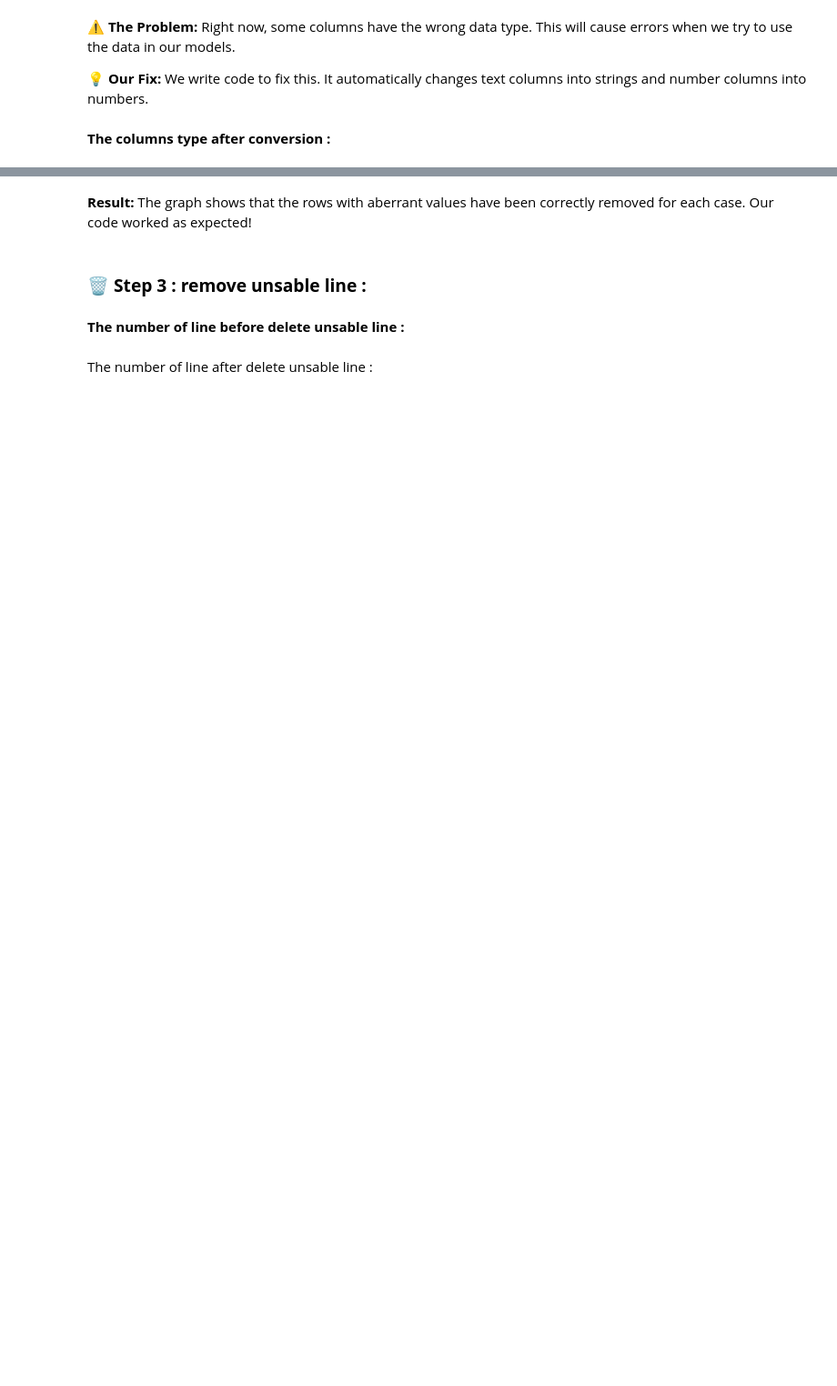
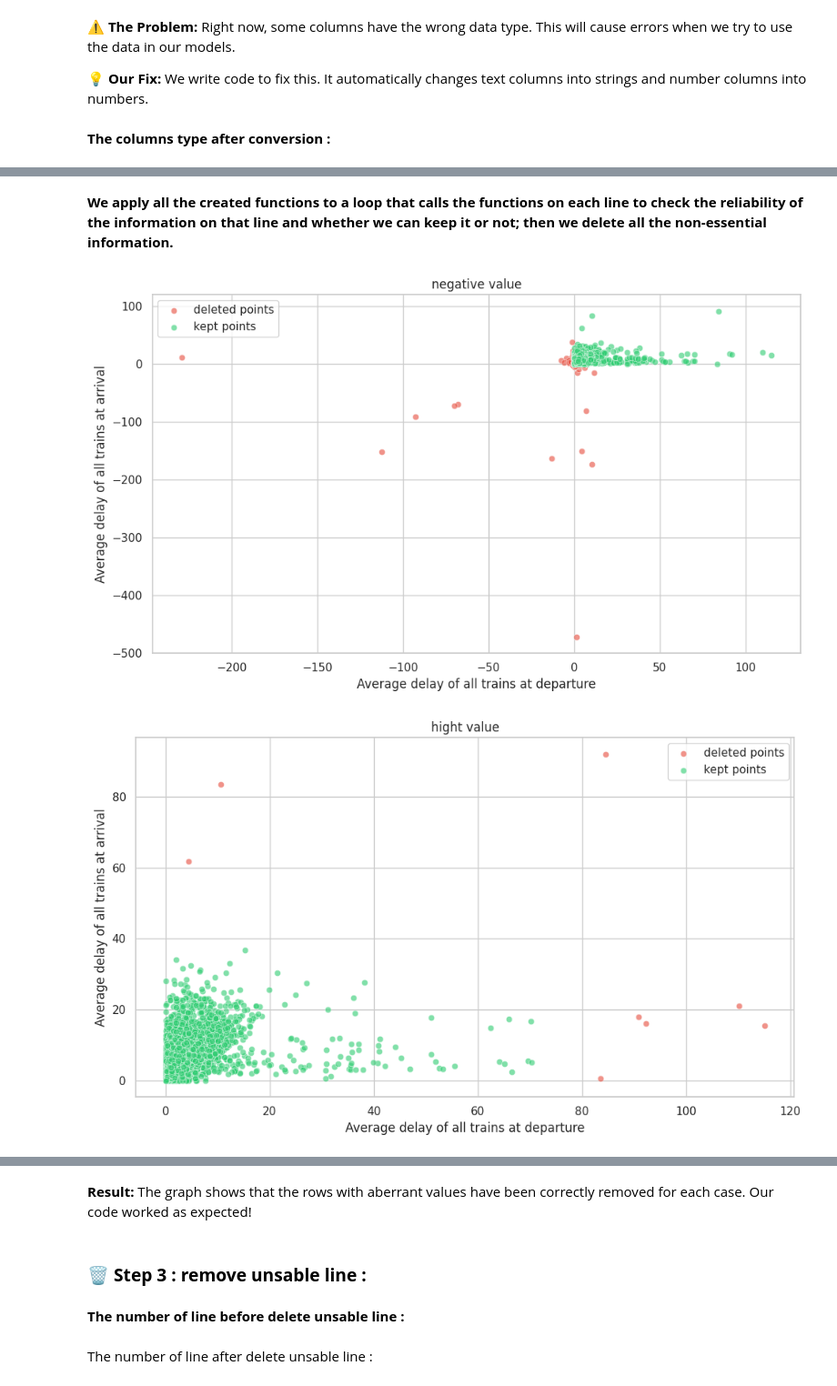
Before and after one commit to comeChaslerie/Tardis, a Jupyter notebook: tardis_eda.ipynb, the cells around one changed output, grey strips where cells are left out. Shown at 91% size. Cells and saved outputs as stored; diff of their text form; code cells hidden in the pictures; blank space fills up the shorter version.

```diff
--- a/tardis_eda.ipynb
+++ b/tardis_eda.ipynb
@@ -209,9 +365,12 @@ def invalid_delay_logic(line, index, invalid_logic_list):
     delayed_15 = line['Number of trains delayed > 15min']
     delayed_30 = line['Number of trains delayed > 30min']
     delayed_60 = line['Number of trains delayed > 60min']
-    # Verify that all three values exist
-    if pd.notna(delayed) and pd.notna(delayed_15) and pd.notna(delayed_30) and pd.notna(delayed_60):
-        # verification of the logic behind the number of delayed trains in each segment
-        if (delayed_60 > delayed_30) or (delayed_30 > delayed_15) or (delayed_15 > delayed):
-            # Add the line index to our deletion list
-            invalid_logic_list.append(index)
+    if pd.notna(delayed) and pd.notna(delayed_15) and (delayed_15 > delayed):
+        invalid_logic_list.append(index)
+        return
+    if pd.notna(delayed_15) and pd.notna(delayed_30) and (delayed_30 > delayed_15):
+        invalid_logic_list.append(index)
+        return
+    if pd.notna(delayed_30) and pd.notna(delayed_60) and (delayed_60 > delayed_30):
+        invalid_logic_list.append(index)
+        return
@@ -218,3 +381,12 @@ def invalid_delay_logic(line, index, invalid_logic_list):
+# %%
+def too_high_value(line, index, hight_value_list):
+    start = line['Average delay of all trains at departure']
+    end = line['Average delay of all trains at arrival']
+    if pd.notna(start) and pd.notna(end):
+        if (start > 80) or (end > 40):
+            hight_value_list.append(index)
+# %% [markdown]
+**We apply all the created functions to a loop that calls the functions on each line to check the reliability of the information on that line and whether we can keep it or not; then we delete all the non-essential information.**
 # %%
 # Initialize empty lists to store the indexes of bad lines for each error type
 deleted_line = []
@@ -222,6 +394,7 @@ negative_list = []
 average_journey_list = []
 invalid_count_list = []
 invalid_logic_list = []
+hight_value_list = []
 # Main Loop: check every line in the dataset one by one
 for index in df.index:
     # Extract the current line data
@@ -233,7 +406,24 @@ for index in df.index:
     # Run Test 3: Check for impossible train counts
     invalid_train_count(line, index, invalid_count_list)
     invalid_delay_logic(line, index, invalid_logic_list)
-# Combine all error lists into one master list of lines to delete
-deleted_line = negative_list + average_journey_list + invalid_count_list + invalid_logic_list
-# Delete all the bad lines from the dataset at once
-df = df.drop(index=deleted_line)
+    too_high_value(line, index, hight_value_list)
+# %%
+# Delete all the bad lines from the dataset at once
+old_df = df
+df = df.drop(index=negative_list, errors='ignore')
+scatterplot_graphique(old_df, df, "negative value", "Average delay of all trains at departure", "Average delay of all trains at arrival")
+old_df = df
+df = df.drop(index=hight_value_list, errors='ignore')
+scatterplot_graphique(old_df, df, "hight value", "Average delay of all trains at departure", "Average delay of all trains at arrival")
+old_df = df
+df = df.drop(index=average_journey_list, errors='ignore')
+scatterplot_graphique(old_df, df, "average journey time < 1 or > 550", "Average journey time", "Average delay of all trains at arrival")
+old_df = df
+df = df.drop(index=invalid_logic_list, errors='ignore')
+invalid_delay_graph(old_df, df)
+old_df = df
+df = df.drop(index=invalid_count_list, errors='ignore')
+invalid_nb_cancel_graph(old_df, df)
+# %% [output]
+[figure, added]
+[figure, added]
```
Also changed, not shown: parts of 35 cells of this notebook.
